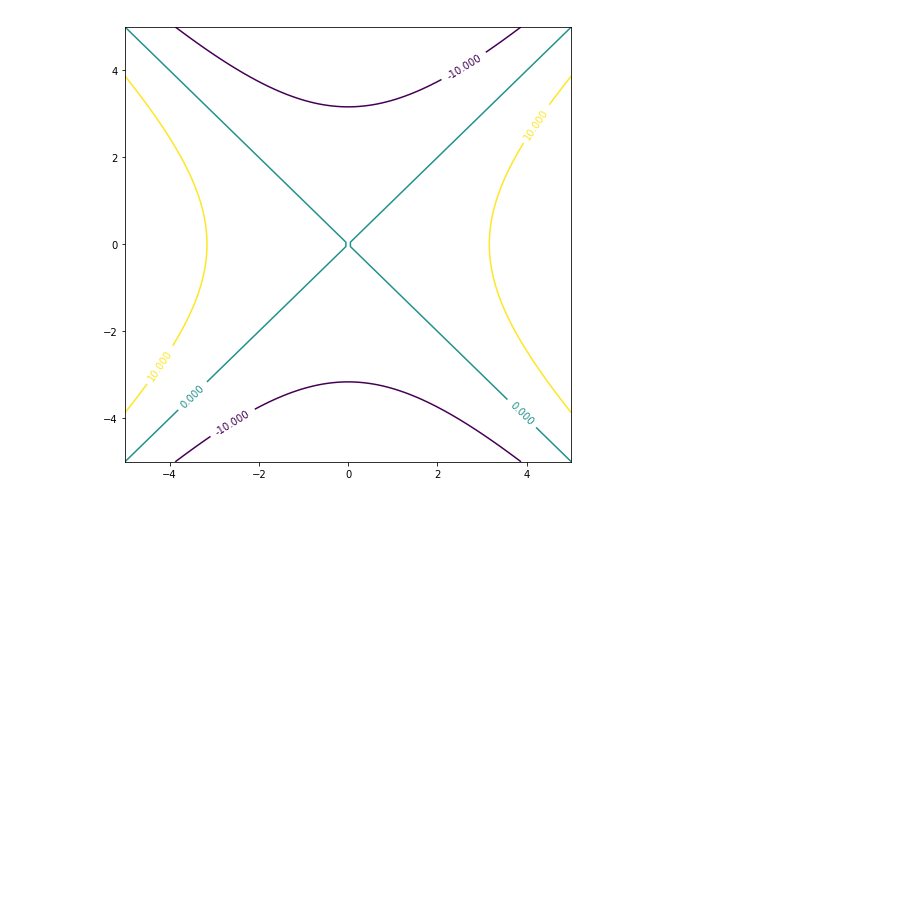
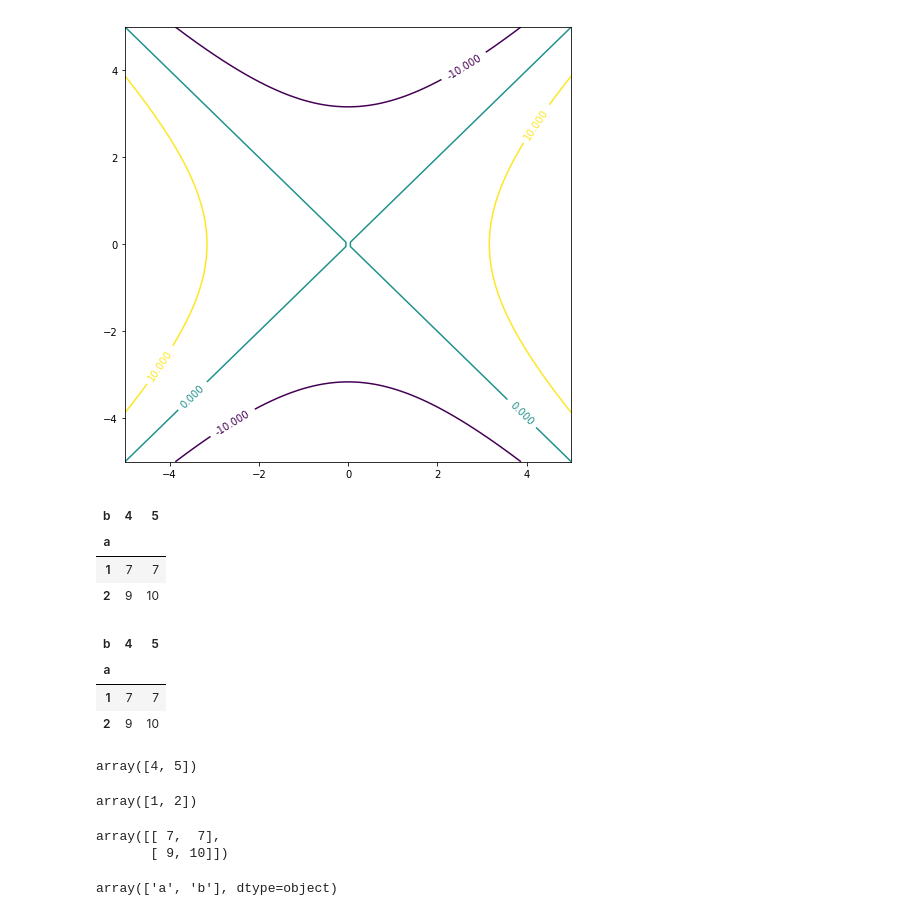
Before and after one commit to denglert/manuals, a Jupyter notebook: python/modules/matplotlib/notebooks/contours.ipynb, the cells around one changed output. Drawn from its saved outputs; the diff is of its cells as text; code cells hidden in the pictures; blank space fills up the shorter version.

```diff
--- a/python/modules/matplotlib/notebooks/contours.ipynb
+++ b/python/modules/matplotlib/notebooks/contours.ipynb
@@ -22,0 +25,34 @@ a.clabel(CS, inline=True)
+# %%
+df = pd.DataFrame({'a':[1,1,2,2],'b':[4,5,4,5],'c':[7, 7, 9, 10]})
+# %%
+df.pivot('a','b','c')
+# %% [output]
+| b | 4 | 5 |
+| a |  |  |
+| 1 | 7 | 7 |
+| 2 | 9 | 10 |
+# %%
+dfmesh = df.pivot('a','b','c')
+dfmesh
+# %% [output]
+| b | 4 | 5 |
+| a |  |  |
+| 1 | 7 | 7 |
+| 2 | 9 | 10 |
+# %%
+dfmesh.columns.values
+# %% [output]
+array([4, 5])
+# %%
+dfmesh.index.values
+# %% [output]
+array([1, 2])
+# %%
+dfmesh.values
+# %% [output]
+array([[ 7,  7],
+       [ 9, 10]])
+# %%
+df.columns.values
+# %% [output]
+array(['a', 'b'], dtype=object)
```
Also changed, not shown: parts of 2 cells of this notebook, 9 other files.
